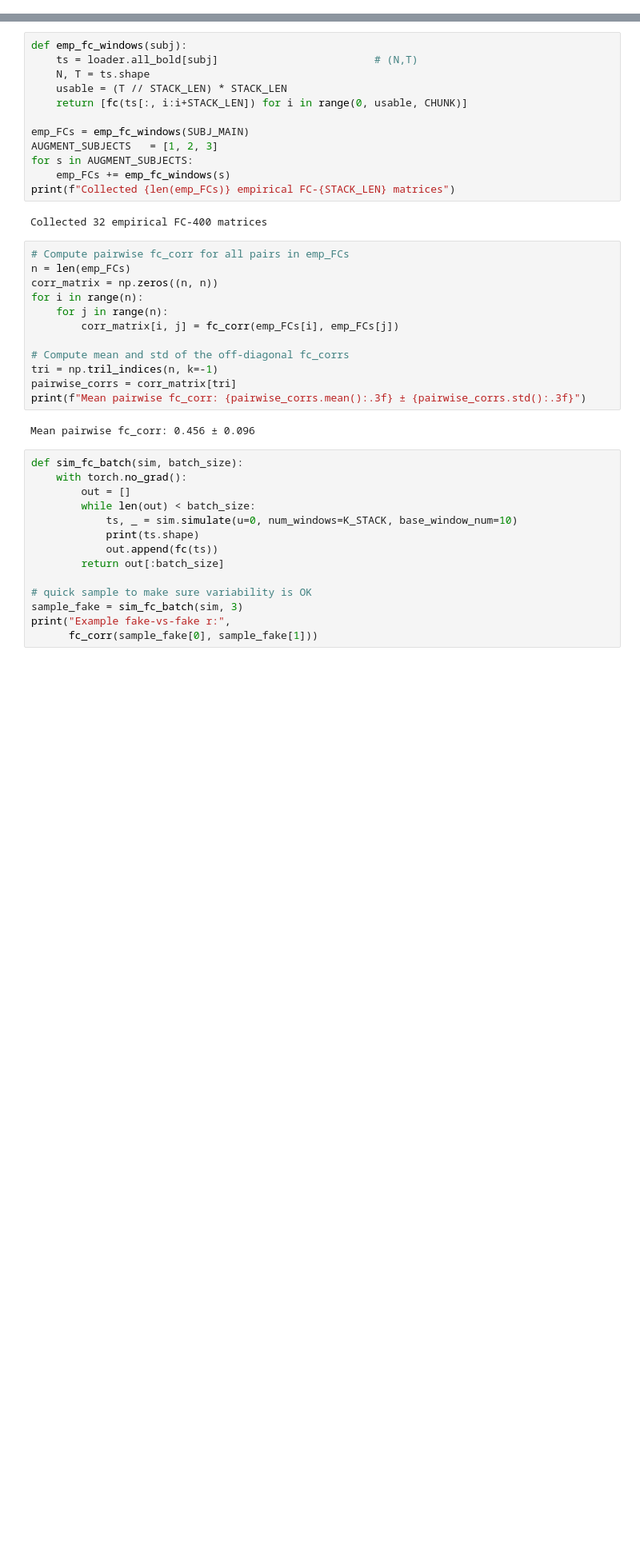
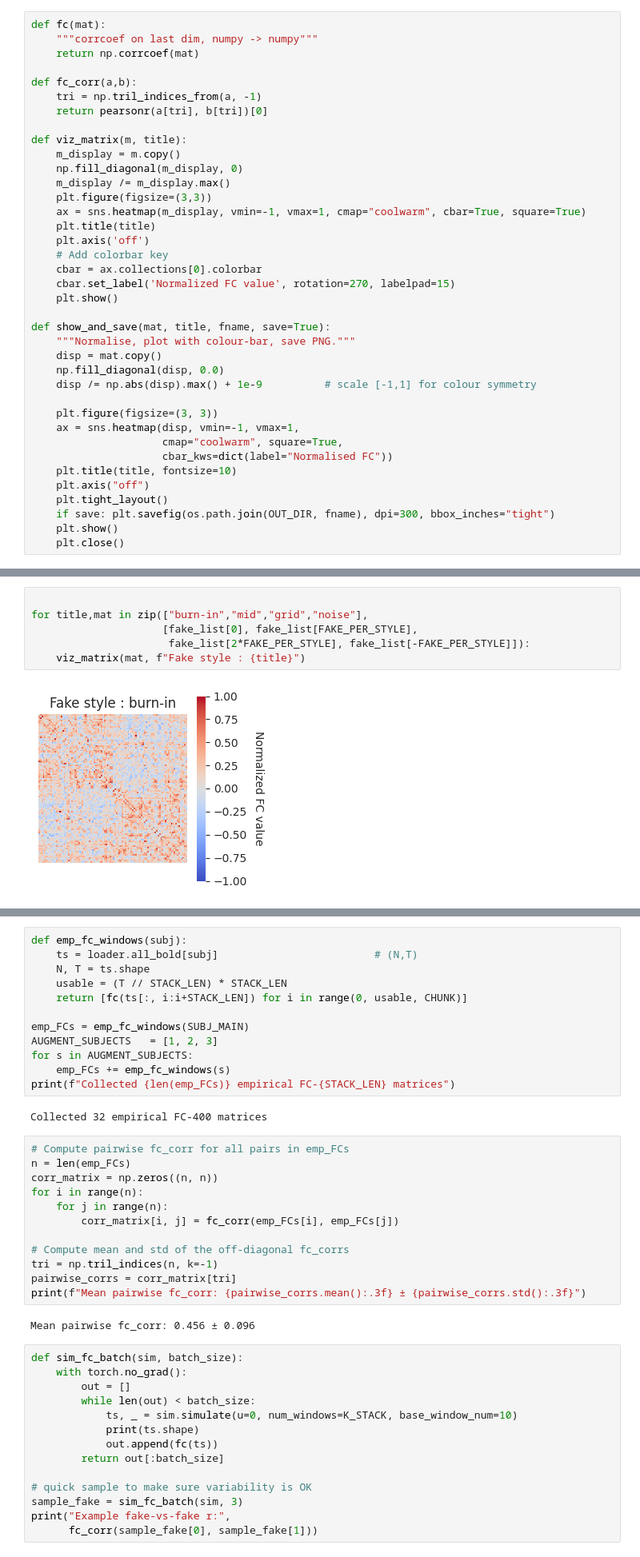
Before and after one commit to AnishKochhar/final-year-project, a Jupyter notebook: whobpyt/trainers/train_disc_stacked.ipynb, the cells around one changed output, grey strips where cells are left out. Shown at 80% size. Drawn from its saved outputs; the diff is of its cells as text; blank space fills up the shorter version.

```diff
--- a/whobpyt/trainers/train_disc_stacked.ipynb
+++ b/whobpyt/trainers/train_disc_stacked.ipynb
@@ -31,2 +36,40 @@ loader = BOLDDataLoader(fmri, scdir, dist)
 # %% [output]
 [DataLoader] Loaded 100 subjects.
+# %%
+def fc(mat):
+    """corrcoef on last dim, numpy -> numpy"""
+    return np.corrcoef(mat)
+
+def fc_corr(a,b):
+    tri = np.tril_indices_from(a, -1)
+    return pearsonr(a[tri], b[tri])[0]
+
+def viz_matrix(m, title):
+    m_display = m.copy()
+    np.fill_diagonal(m_display, 0)
+    m_display /= m_display.max()
+    plt.figure(figsize=(3,3))
+    ax = sns.heatmap(m_display, vmin=-1, vmax=1, cmap="coolwarm", cbar=True, square=True)
+    plt.title(title)
+    plt.axis('off')
+    # Add colorbar key
+    cbar = ax.collections[0].colorbar
+    cbar.set_label('Normalized FC value', rotation=270, labelpad=15)
+    plt.show()
+
+def show_and_save(mat, title, fname, save=True):
+    """Normalise, plot with colour-bar, save PNG."""
+    disp = mat.copy()
+    np.fill_diagonal(disp, 0.0)
+    disp /= np.abs(disp).max() + 1e-9          # scale [-1,1] for colour symmetry
+
+    plt.figure(figsize=(3, 3))
+    ax = sns.heatmap(disp, vmin=-1, vmax=1,
+                     cmap="coolwarm", square=True,
+                     cbar_kws=dict(label="Normalised FC"))
+    plt.title(title, fontsize=10)
+    plt.axis("off")
+    plt.tight_layout()
+    if save: plt.savefig(os.path.join(OUT_DIR, fname), dpi=300, bbox_inches="tight")
+    plt.show()
+    plt.close()
@@ -62,0 +234,8 @@ kappa = -0.2863497734069824
+# %%
+
+for title,mat in zip(["burn-in","mid","grid","noise"],
+                     [fake_list[0], fake_list[FAKE_PER_STYLE],
+                      fake_list[2*FAKE_PER_STYLE], fake_list[-FAKE_PER_STYLE]]):
+    viz_matrix(mat, f"Fake style : {title}")
+# %% [output]
+[figure, added]
```
Also changed, not shown: parts of 22 cells of this notebook, 22 other files.
